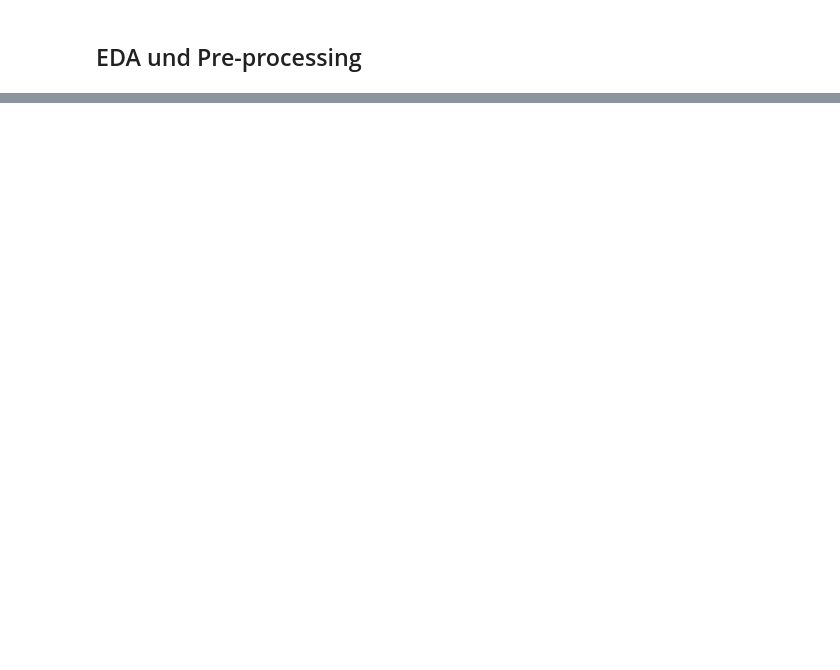
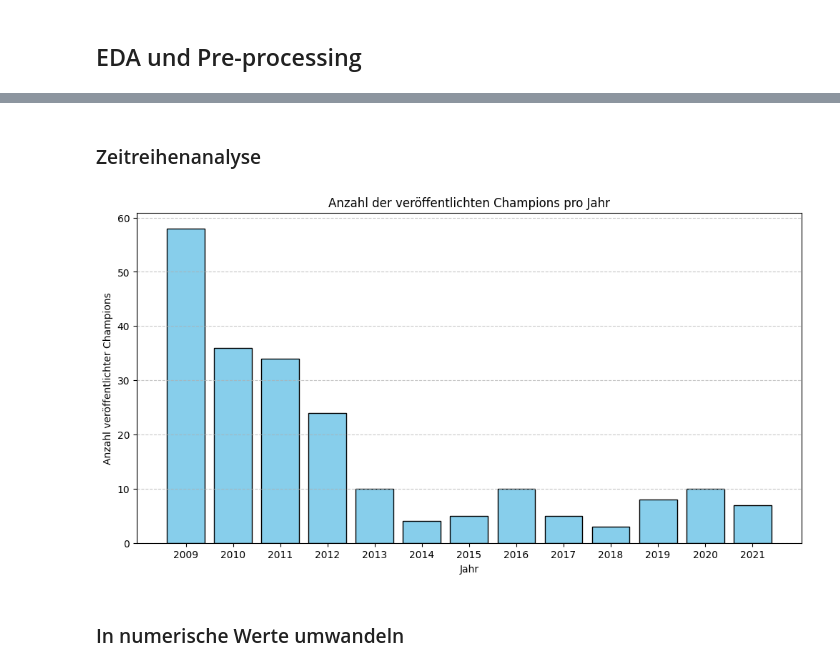
Before and after one commit to Maxtr2004/Data-Mining-Project, a Jupyter notebook: DataMiningProject-Notebook.ipynb, the cells around one changed output, grey strips where cells are left out. Drawn from its saved outputs; the diff is of its cells as text; code cells hidden in the pictures; blank space fills up the shorter version.

```diff
--- a/DataMiningProject-Notebook.ipynb
+++ b/DataMiningProject-Notebook.ipynb
@@ -84,0 +151,13 @@ df.head()
+# %% [markdown]
+### Zeitreihenanalyse
+# %%
+# Die Datumsspalte in numerische Werte umwandeln
+
+# Veröffentlichungsdatum extrahieren
+df['release_year'] = df['date'].dt.year
+
+# Date spalte entfernen
+df.drop('date', axis=1, inplace=True)
+# %%
+# Anzahl der veröffentlichten Champions pro Jahr berechnen
+release_counts = df['release_year'].value_counts().sort_index()
@@ -84,0 +168,14 @@ df.head()
+# %%
+# Anzahl veröffentlichter Champions pro Jahr
+plt.figure(figsize=(12, 6))
+plt.bar(release_counts.index, release_counts.values, color='skyblue', edgecolor='black')
+plt.xlabel("Jahr")
+plt.ylabel("Anzahl veröffentlichter Champions")
+plt.title("Anzahl der veröffentlichten Champions pro Jahr")
+plt.xticks(release_counts.index)
+plt.grid(axis='y', linestyle='--', alpha=0.7)
+plt.show()
+# %% [output]
+[figure, added]
+# %% [markdown]
+### In numerische Werte umwandeln
```
Also changed, not shown: parts of 18 cells of this notebook.
